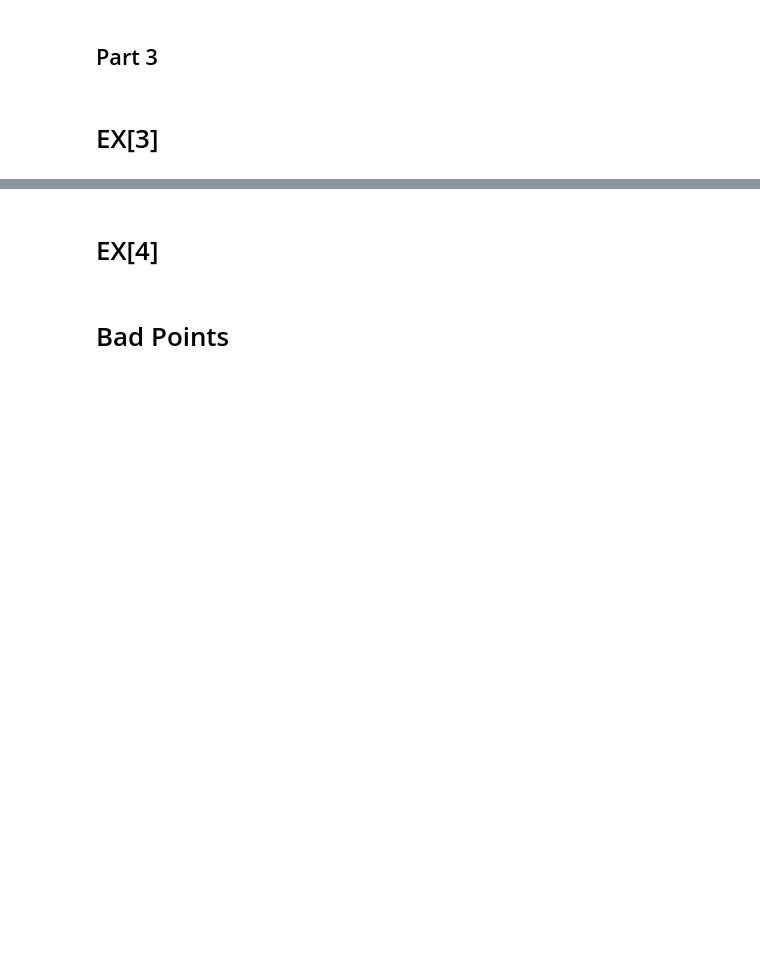
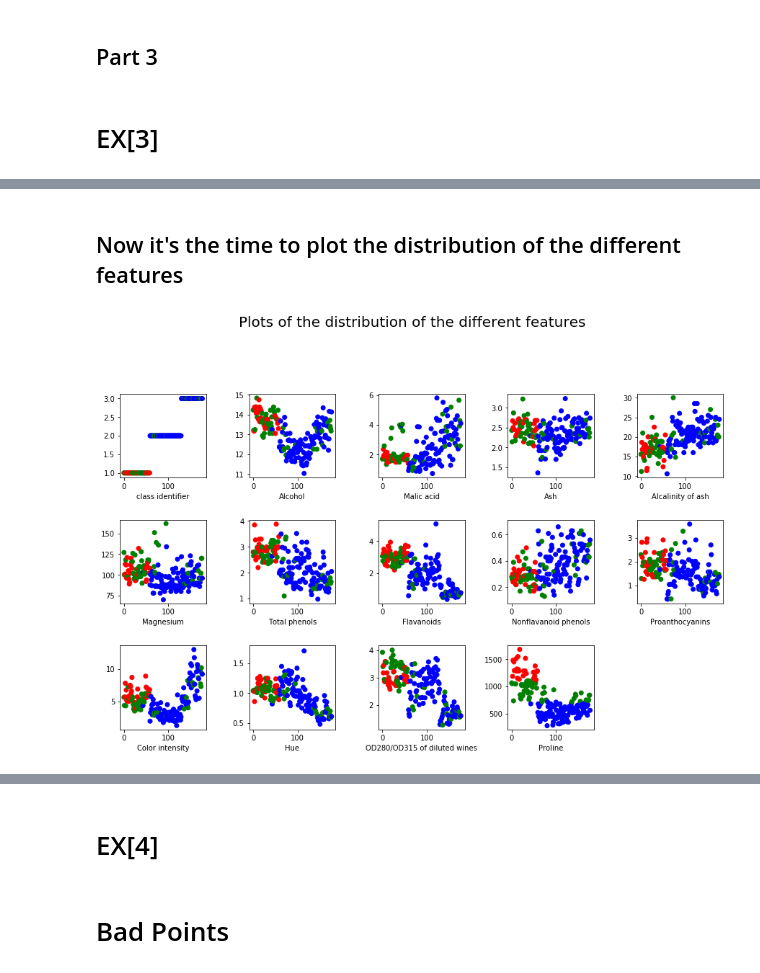
Before and after one commit to Gruntrexpewrus/HMK4, a Jupyter notebook: main.ipynb, the cells around one changed output, grey strips where cells are left out. Cells and saved outputs as stored; diff of their text form; code cells hidden in the pictures; blank space fills up the shorter version.

```diff
--- a/main.ipynb
+++ b/main.ipynb
@@ -521,0 +588,4 @@ Not bad 5 minutes for a 25 million components vector eh? UUUaahahahah
+# %%
+## Assignment Stage
+centrDf = cl.assignmentAll(df_clean, centroids)
+centrDf.head()
@@ -521,0 +599,5 @@ Not bad 5 minutes for a 25 million components vector eh? UUUaahahahah
+# %%
+old_centroids = copy.deepcopy(centroids)
+
+centroids = cl.updateAll(centrDf, centroids)
+centroids
@@ -521,0 +622,5 @@ Not bad 5 minutes for a 25 million components vector eh? UUUaahahahah
+# %%
+## Repeat Assigment Stage
+
+centrDf = cl.assignmentAll(centrDf, centroids)
+centrDf.head()
@@ -521,0 +634,12 @@ Not bad 5 minutes for a 25 million components vector eh? UUUaahahahah
+# %%
+# Continue until all assigned categories don't change any more
+while True:
+    closest_centroids = centrDf['closest'].copy(deep=True)
+    centroids = cl.updateAll(centrDf, centroids)
+    centrDf = cl.assignmentAll(centrDf, centroids)
+    if closest_centroids.equals(centrDf['closest']):
+        break
+finalDf=centrDf[['Alcohol', 'Malic acid','Ash','Alcalinity of ash',
+            'Magnesium','Total phenols','Flavanoids','Nonflavanoid phenols',
+            'Proanthocyanins','Color intensity','Hue','OD280/OD315 of diluted wines','Proline','closest','color']]
+finalDf.head()
@@ -521,0 +653,15 @@ Not bad 5 minutes for a 25 million components vector eh? UUUaahahahah
+# %% [markdown]
+## Now it's the time to plot the distribution of the different features
+# %%
+fig= plt.figure(figsize=(15,15))
+fig.subplots_adjust(hspace=0.5,wspace=0.5)
+fig.suptitle('Plots of the distribution of the different features', fontsize=20)
+x=1
+#len(df.columns)
+for i in df:
+    ax=fig.add_subplot(5,5,x)
+    ax.scatter(range(len(df)), df[i], c=finalDf['color'])
+    ax.set_xlabel(i)
+    x+=1
+# %% [output]
+[figure, added]
```
Also changed, not shown: parts of 18 cells of this notebook.
